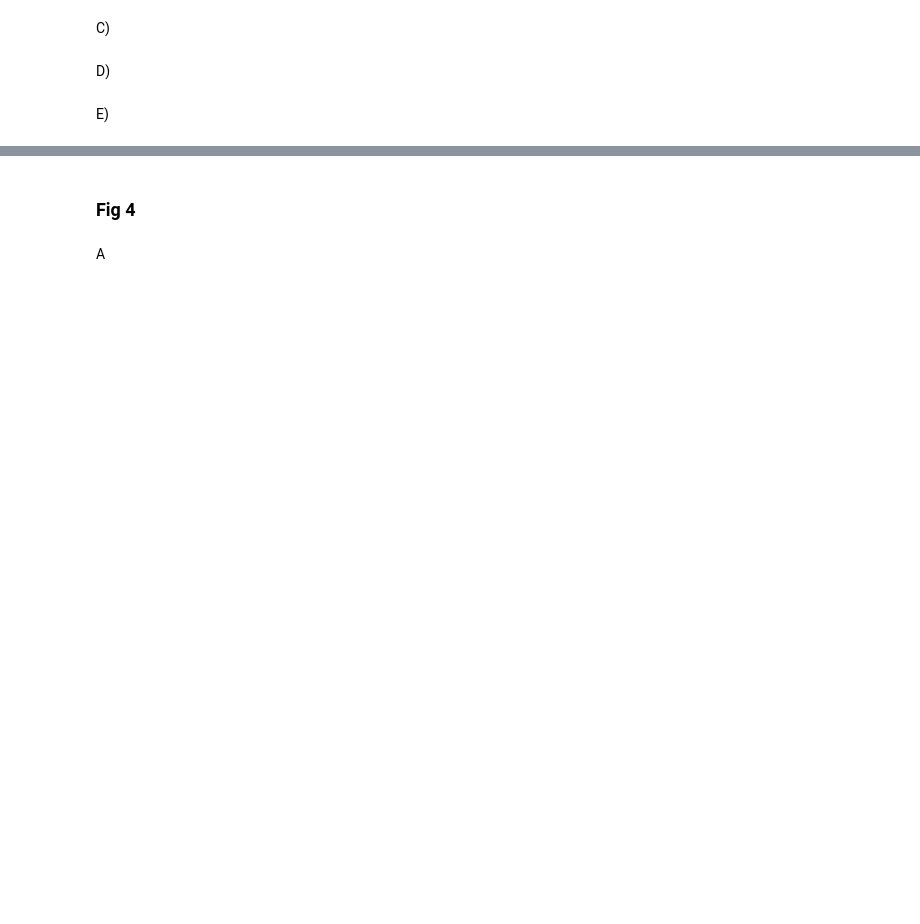
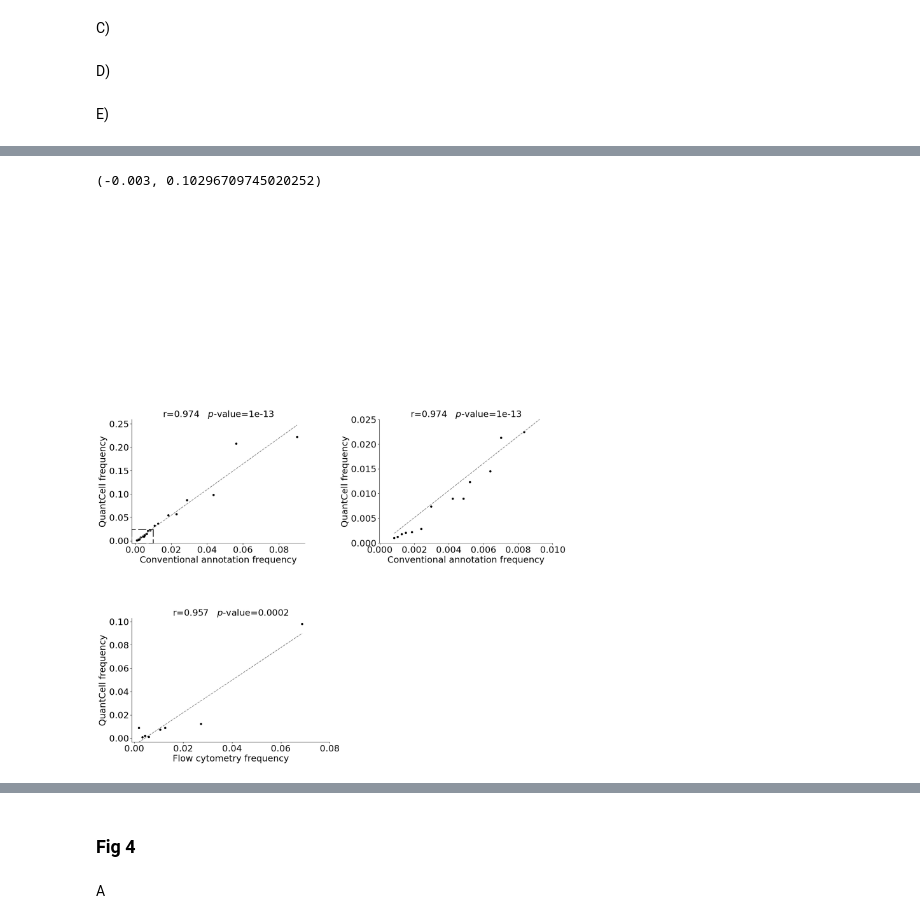
Before and after one commit to ronglulab/QuantCell, a Jupyter notebook: paper_code/paper_figures_formatted.ipynb, the cells around one changed output, grey strips where cells are left out. Drawn from its saved outputs; the diff is of its cells as text; code cells hidden in the pictures; blank space fills up the shorter version.

```diff
--- a/paper_code/paper_figures_formatted.ipynb
+++ b/paper_code/paper_figures_formatted.ipynb
@@ -726,0 +931,79 @@ axd['E'].text(-0.15, 1.05, 'e', fontsize=big_fontsize, fontweight='bold', transf
+# %%
+fig = plt.figure(figsize=(17, 22))
+axd={}
+axd['A'] = fig.add_subplot(3, 3, 1)
+axd['X'] = fig.add_subplot(3, 3, 2)
+axd['B'] = fig.add_subplot(3, 3, 3)
+axd['C'] = fig.add_subplot(3, 3, 4)
+axd['D'] = fig.add_subplot(3, 3, 5)
+axd['E'] = fig.add_subplot(3, 3, 7)
+
+
+axd['A'].set_position([0.1, 0.725, 0.25, 0.205])
+axd['X'].set_position([0.37, 0.725, 0.02, 0.205])
+axd['B'].set_position([0.55, 0.7, 0.45, 0.23])
+
+axd['A'].axis('off')
+axd['X'].axis('off')
+axd['B'].axis('off')
+
+axd['C'].set_position([0.05, 0.41, 0.35, 0.193])
+axd['D'].set_position([0.55, 0.41, 0.35, 0.193])
+
+axd['E'].set_position([0.05, 0.1, 0.4, 0.193])
+
+index = relabeled_frequencies.index[relabeled_frequencies.index != 'Other']
+xvals = original_frequencies[original_frequencies.index.isin(index)]
+yvals = relabeled_frequencies[relabeled_frequencies.index.isin(index)]
+axd['C'].scatter(xvals, yvals, s=20, color='black')
+axd['C'].set_xlabel('Conventional annotation frequency', fontsize=default_fontsize)
+axd['C'].set_ylabel('QuantCell frequency', fontsize=default_fontsize)
+axd['C'].tick_params(labelsize=default_fontsize)
+r, p = pearsonr(xvals, yvals)
+axd['C'].set_title(f'r={str(r)[:5]}   $p$-value={p:.2}', fontsize=default_fontsize)
+axd['C'].spines[['top', 'right']].set_visible(False)
+
+a, b = np.polyfit(xvals.sort_values(), yvals[xvals.sort_values().index], 1)
+axd['C'].plot(xvals.sort_values(), a * xvals.sort_values() + b, color='grey', linestyle='--')
+axd['C'].set_xlim([-0.002, None])
+axd['C'].set_ylim([-0.005, None])
+
+axd['C'].hlines(0.025, xmin=-0.002, xmax=0.01, linestyle=(5, (10, 3)), color='black', linewidth=2)
+axd['C'].vlines(0.01, ymin=-0.005, ymax=0.025, linestyle=(5, (10, 3)), color='black', linewidth=2)
+axd['C'].hlines(-0.005, xmin=-0.002, xmax=0.01, linestyle=(5, (10, 3)), color='black', linewidth=2)
+axd['C'].vlines(-0.002, ymin=-0.005, ymax=0.025, linestyle=(5, (10, 3)), color='black', linewidth=2)
+
+
+axd['D'].scatter(xvals, yvals, s=20, color='black')
+axd['D'].set_xlabel('Conventional annotation frequency', fontsize=default_fontsize)
+axd['D'].set_ylabel('QuantCell frequency', fontsize=default_fontsize)
+axd['D'].tick_params(labelsize=default_fontsize)
+r, p = pearsonr(xvals, yvals)
+axd['D'].set_title(f'r={str(r)[:5]}   $p$-value={p:.2}', fontsize=default_fontsize)
+axd['D'].spines[['top', 'right']].set_visible(False)
+
+a, b = np.polyfit(xvals.sort_values(), yvals[xvals.sort_values().index], 1)
+axd['D'].plot(xvals.sort_values(), a * xvals.sort_values() + b, color='grey', linestyle='--')
+axd['D'].set_xlim([-0.00002, 0.01])
+axd['D'].set_ylim([-0.00005, 0.025])
+
+cells_of_interest = [x for x in cell_order if x in facs_data.columns and x in original_frequencies.index and x in relabeled_frequencies.index]
+
+
+xvals = facs_data.loc[:, cells_of_interest].mean()
+yvals = relabeled_frequencies[cells_of_interest]
+axd['E'].scatter(xvals, yvals, s=20, color='black')
+axd['E'].set_xlabel('Flow cytometry frequency', fontsize=default_fontsize)
+axd['E'].set_ylabel('QuantCell frequency', fontsize=default_fontsize)
+axd['E'].tick_params(labelsize=default_fontsize)
+r, p = pearsonr(xvals, yvals)
+axd['E'].set_title(f'r={str(r)[:5]}   $p$-value={p:.4f}', fontsize=default_fontsize)
+axd['E'].spines[['top', 'right']].set_visible(False)
+
+a, b = np.polyfit(xvals.sort_values(), yvals[xvals.sort_values().index], 1)
+axd['E'].plot(xvals.sort_values(), a * xvals.sort_values() + b, color='grey', linestyle='--')
+axd['E'].set_xlim([-0.001, 0.08])
+axd['E'].set_ylim([-0.003, None])
+# %% [output]
+(-0.003, 0.10296709745020252)
+[figure, added]
```
Also changed, not shown: parts of 41 cells of this notebook, 3 other files.
